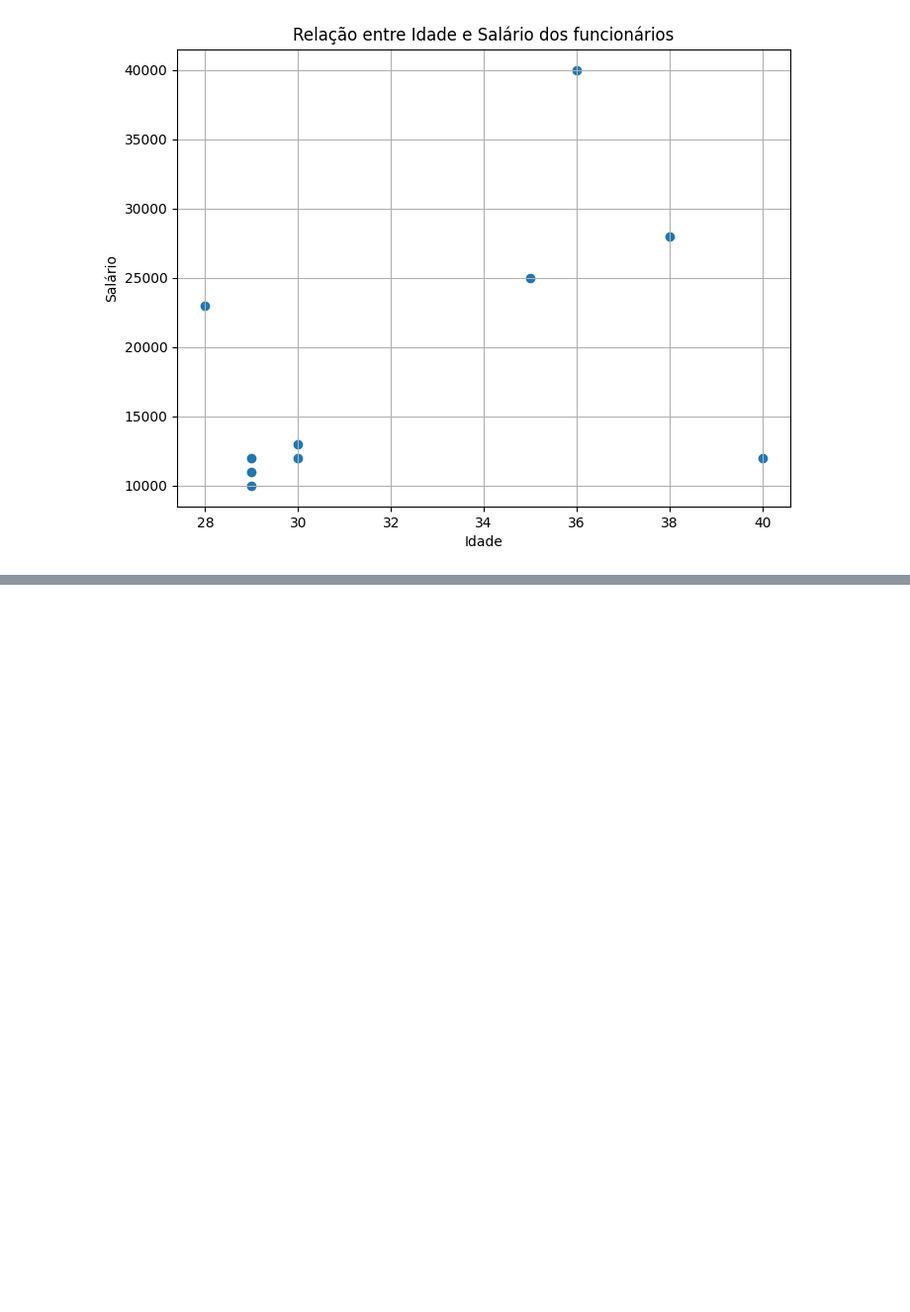
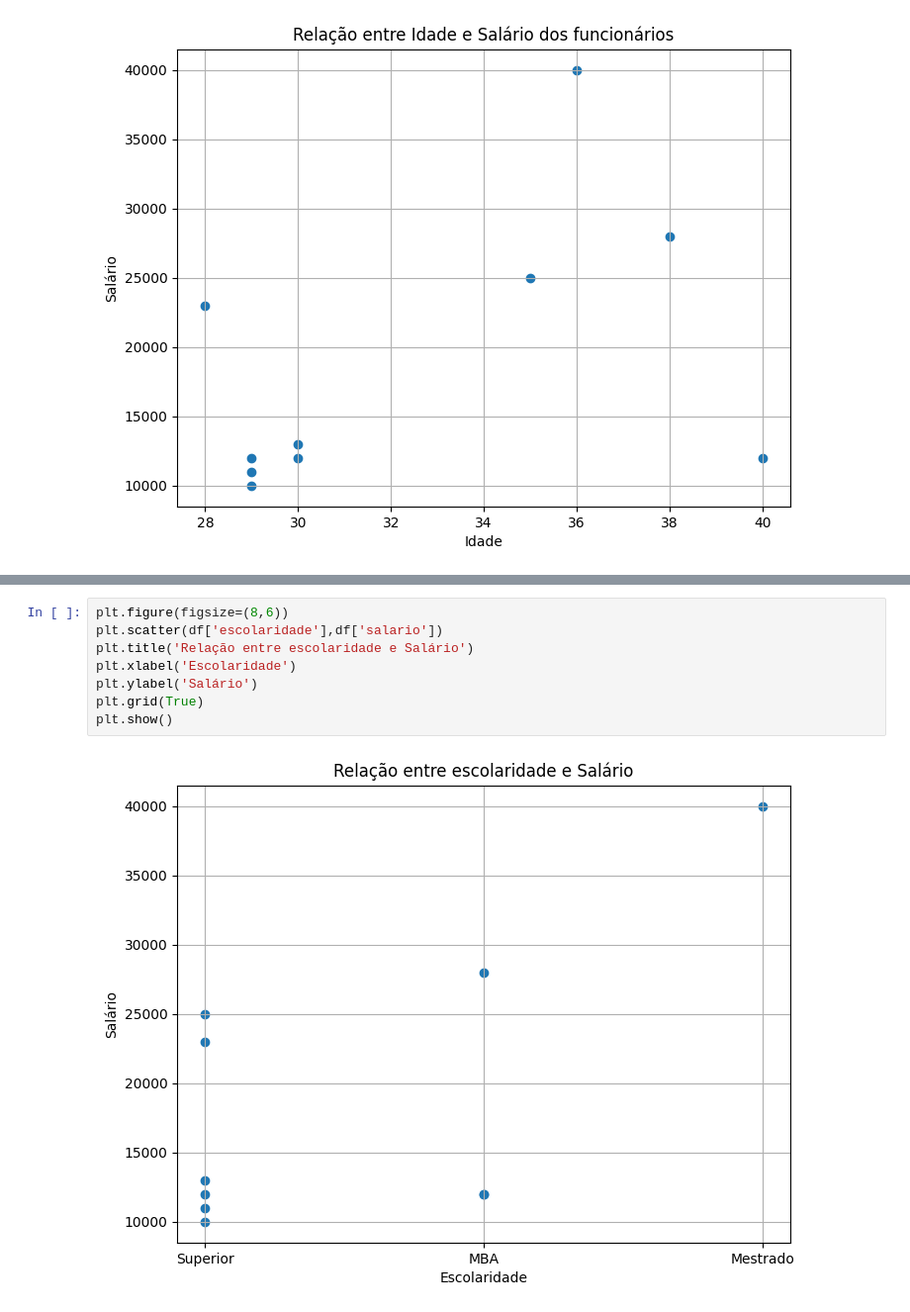
Before and after one commit to FFelisbino/Trabalho, a Jupyter notebook: Graficos.ipynb, the cells around one changed output, grey strips where cells are left out. Shown at 99% size. Drawn from its saved outputs; the diff is of its cells as text; blank space fills up the shorter version.

```diff
--- a/Graficos.ipynb
+++ b/Graficos.ipynb
@@ -307,0 +291,10 @@ plt.show()
+# %%
+plt.figure(figsize=(8,6))
+plt.scatter(df['escolaridade'],df['salario'])
+plt.title('Relação entre escolaridade e Salário')
+plt.xlabel('Escolaridade')
+plt.ylabel('Salário')
+plt.grid(True)
+plt.show()
+# %% [output]
+[figure, added]
```
Also changed, not shown: parts of 37 cells of this notebook.
